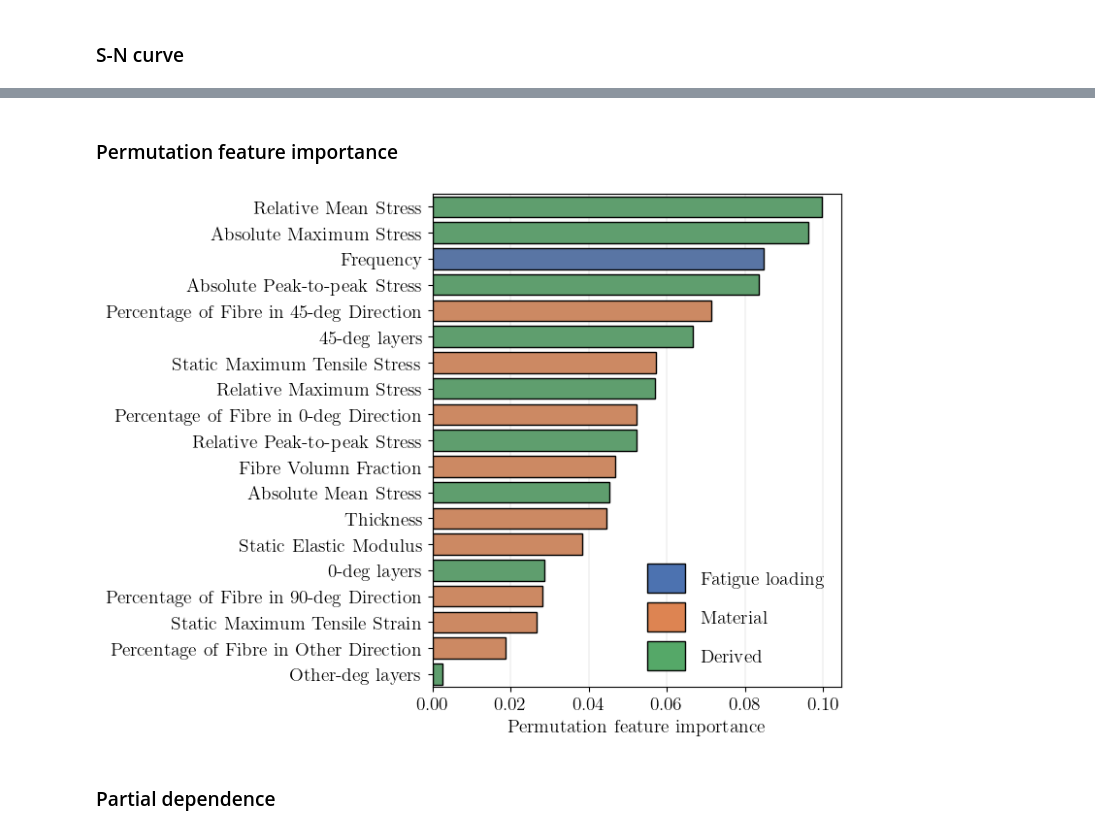
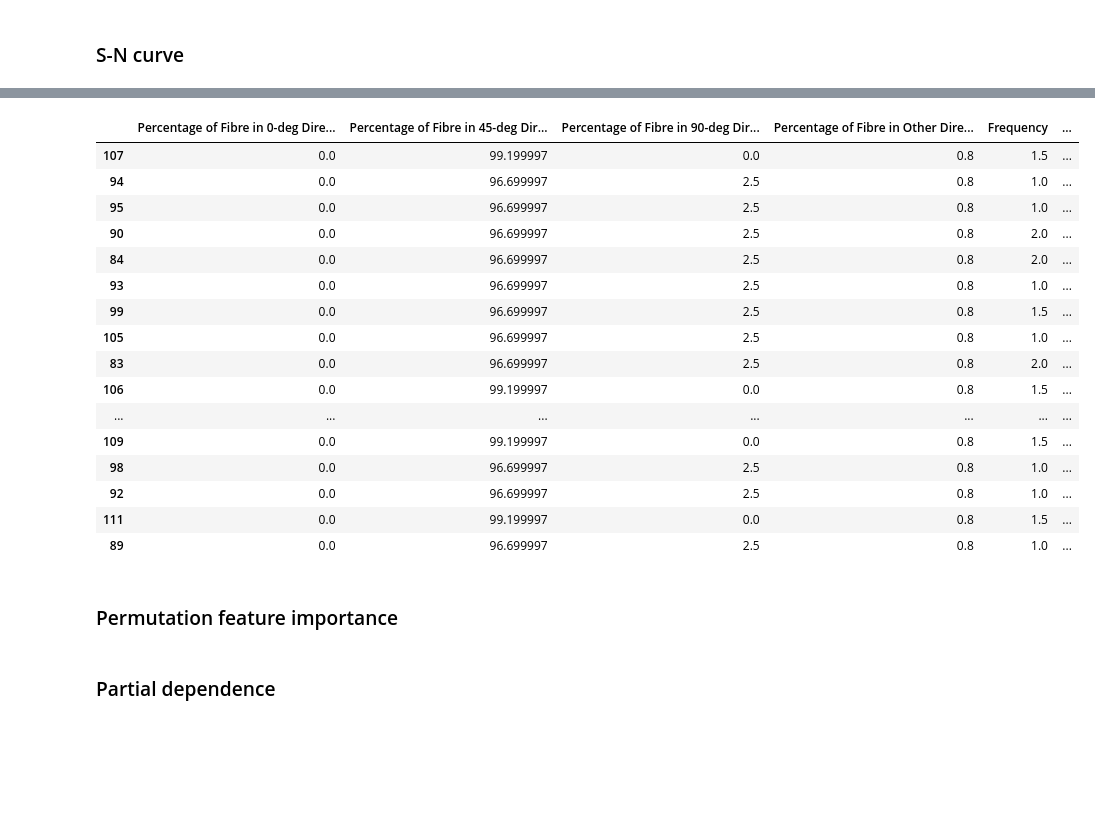
Before and after one commit to Luwen-Zhang/SNEnsemble, a Jupyter notebook: notebooks/main.ipynb, the cells around one changed output, grey strips where cells are left out. Saved outputs shown, nothing was run; the diff lists cells and outputs as text; code cells hidden in the pictures; blank space fills up the shorter version.

```diff
--- a/notebooks/main.ipynb
+++ b/notebooks/main.ipynb
@@ -106,0 +432,21 @@ Testing Loss: 2.4268, R2: -20.5816
+# %%
+from src.core.datasplitter import MaterialCycleSplitter
+from src.core.model import *
+
+device = "cuda" if torch.cuda.is_available() else "cpu"
+print("Using {} device".format(device))
+
+configfile = "base_SNL_MSU_DOE_fatigue"
+trainer = Trainer(device=device)
+trainer.load_config(configfile)
+trainer.datasplitter = MaterialCycleSplitter()
+trainer.load_data()
+trainer.train(verbose=True)
+
+models = [
+    ThisWork(trainer, manual_activate=["linlogSN"]),
+]
+
+trainer.add_modelbases(models)
+# trainer.bayes_opt=True
+trainer.train(verbose=True)
@@ -107,9 +491,27 @@ Testing Loss: 2.4268, R2: -20.5816
+# %%
+trainer.unscaled_feature_data.loc[trainer._select_by_material_code(m_code='DB-BIAX-DH3-EP1(+/-45)3S', partition='train'), :]
+# %% [output]
+|  | Percentage of Fibre in 0-deg Dire... | Percentage of Fibre in 45-deg Dir... | Percentage of Fibre in 90-deg Dir... | Percentage of Fibre in Other Dire... | Frequency | ... |
+| 107 | 0.0 | 99.199997 | 0.0 | 0.8 | 1.5 | ... |
+| 94 | 0.0 | 96.699997 | 2.5 | 0.8 | 1.0 | ... |
+| 95 | 0.0 | 96.699997 | 2.5 | 0.8 | 1.0 | ... |
+| 90 | 0.0 | 96.699997 | 2.5 | 0.8 | 2.0 | ... |
+| 84 | 0.0 | 96.699997 | 2.5 | 0.8 | 2.0 | ... |
+| 93 | 0.0 | 96.699997 | 2.5 | 0.8 | 1.0 | ... |
+| 99 | 0.0 | 96.699997 | 2.5 | 0.8 | 1.5 | ... |
+| 105 | 0.0 | 96.699997 | 2.5 | 0.8 | 1.0 | ... |
+| 83 | 0.0 | 96.699997 | 2.5 | 0.8 | 2.0 | ... |
+| 106 | 0.0 | 99.199997 | 0.0 | 0.8 | 1.5 | ... |
+| ... | ... | ... | ... | ... | ... | ... |
+| 109 | 0.0 | 99.199997 | 0.0 | 0.8 | 1.5 | ... |
+| 98 | 0.0 | 96.699997 | 2.5 | 0.8 | 1.0 | ... |
+| 92 | 0.0 | 96.699997 | 2.5 | 0.8 | 1.0 | ... |
+| 111 | 0.0 | 99.199997 | 0.0 | 0.8 | 1.5 | ... |
+| 89 | 0.0 | 96.699997 | 2.5 | 0.8 | 1.0 | ... |
 # %% [markdown]
 ### Permutation feature importance
 # %%
-trainer.plot_feature_importance(modelbase=trainer.get_modelbase('ThisWork'), fig_size=(8,6))
+# trainer.plot_feature_importance(modelbase=trainer.get_modelbase('ThisWork'), fig_size=(8,6))
-# %% [output]
-[figure, removed]
 # %% [markdown]
 ### Partial dependence
 # %%
```
Also changed, not shown: parts of 30 cells of this notebook.
